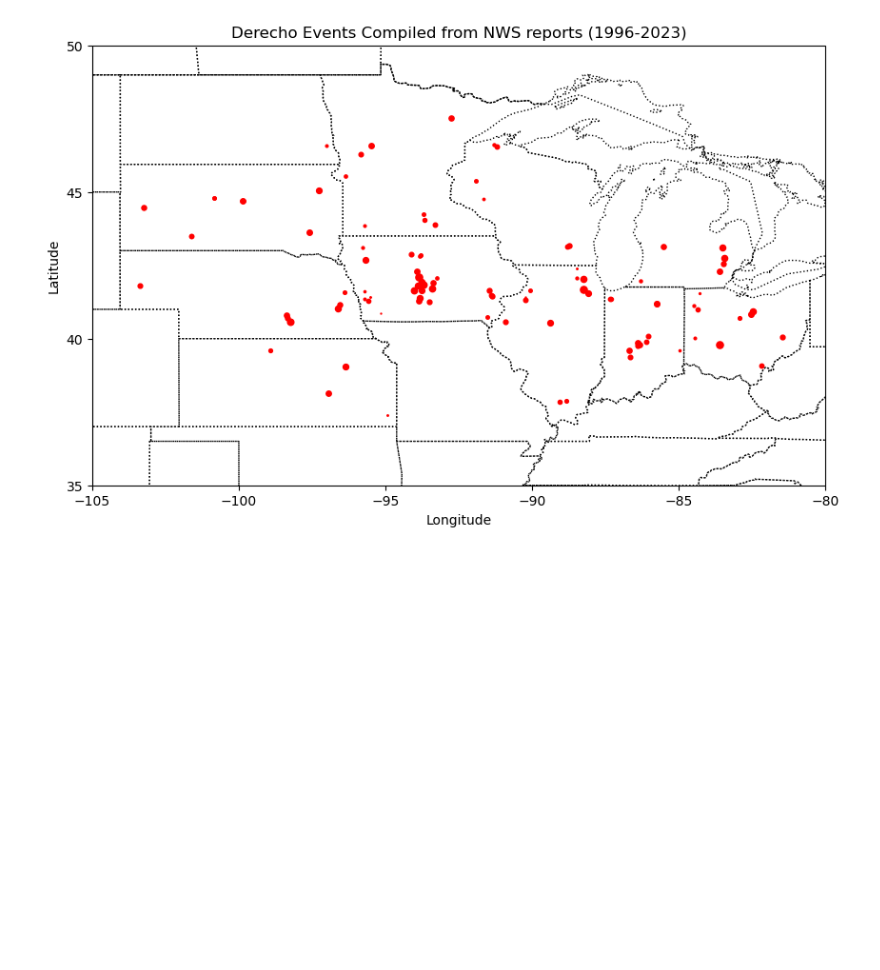
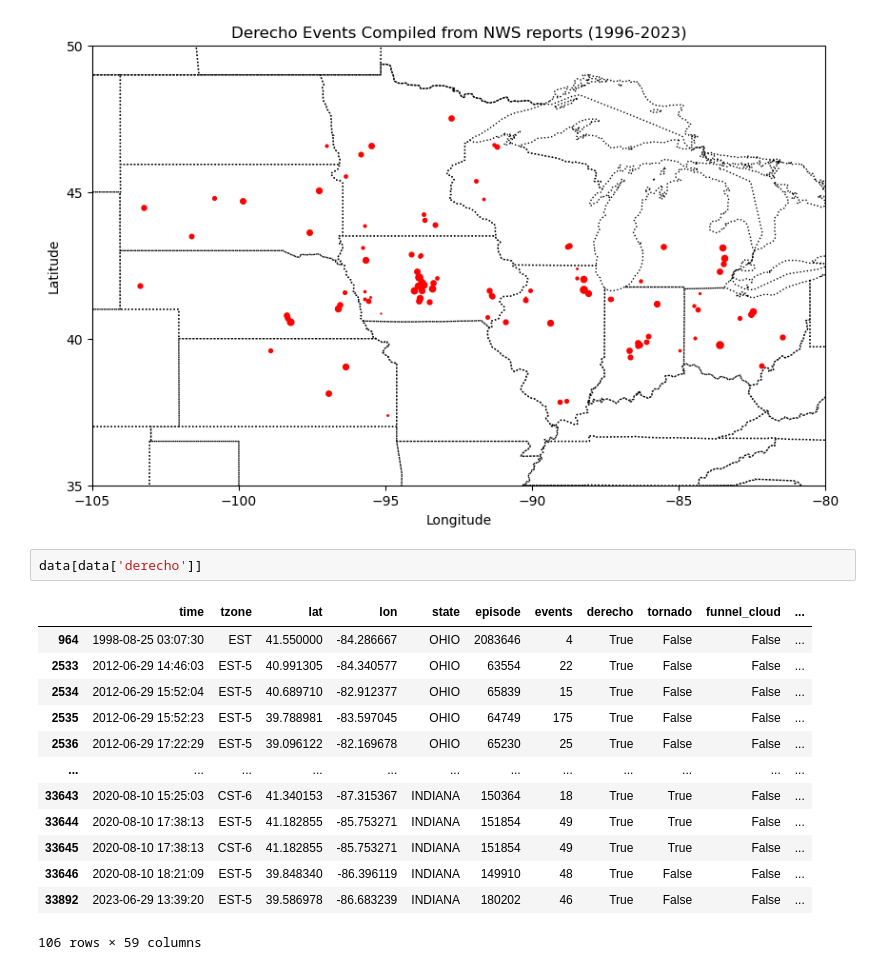
Before and after one commit to RBhupi/earnest_code, a Jupyter notebook: Python/events.ipynb, the cells around one changed output. Cells and saved outputs as stored; diff of their text form; blank space fills up the shorter version.

```diff
--- a/Python/events.ipynb
+++ b/Python/events.ipynb
@@ -128,3 +128,19 @@ def plot_events(df):
 plot_events(data)
 # %% [output]
 [figure]
+# %%
+data[data['derecho']]
+# %% [output]
+|  | time | tzone | lat | lon | state | episode | events | derecho | tornado | funnel_cloud | ... |
+| 964 | 1998-08-25 03:07:30 | EST | 41.550000 | -84.286667 | OHIO | 2083646 | 4 | True | False | False | ... |
+| 2533 | 2012-06-29 14:46:03 | EST-5 | 40.991305 | -84.340577 | OHIO | 63554 | 22 | True | False | False | ... |
+| 2534 | 2012-06-29 15:52:04 | EST-5 | 40.689710 | -82.912377 | OHIO | 65839 | 15 | True | False | False | ... |
+| 2535 | 2012-06-29 15:52:23 | EST-5 | 39.788981 | -83.597045 | OHIO | 64749 | 175 | True | False | False | ... |
+| 2536 | 2012-06-29 17:22:29 | EST-5 | 39.096122 | -82.169678 | OHIO | 65230 | 25 | True | False | False | ... |
+| ... | ... | ... | ... | ... | ... | ... | ... | ... | ... | ... | ... |
+| 33643 | 2020-08-10 15:25:03 | CST-6 | 41.340153 | -87.315367 | INDIANA | 150364 | 18 | True | True | False | ... |
+| 33644 | 2020-08-10 17:38:13 | EST-5 | 41.182855 | -85.753271 | INDIANA | 151854 | 49 | True | True | False | ... |
+| 33645 | 2020-08-10 17:38:13 | CST-6 | 41.182855 | -85.753271 | INDIANA | 151854 | 49 | True | True | False | ... |
+| 33646 | 2020-08-10 18:21:09 | EST-5 | 39.848340 | -86.396119 | INDIANA | 149910 | 48 | True | False | False | ... |
+| 33892 | 2023-06-29 13:39:20 | EST-5 | 39.586978 | -86.683239 | INDIANA | 180202 | 46 | True | False | False | ... |
+106 rows × 59 columns
```
Also changed, not shown: parts of 2 cells of this notebook.
